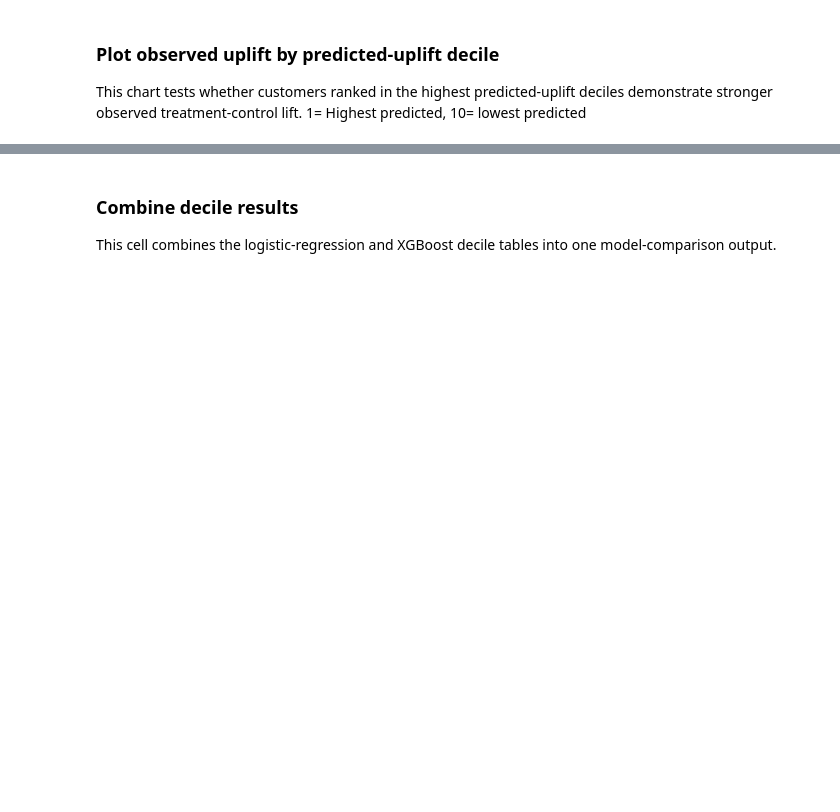
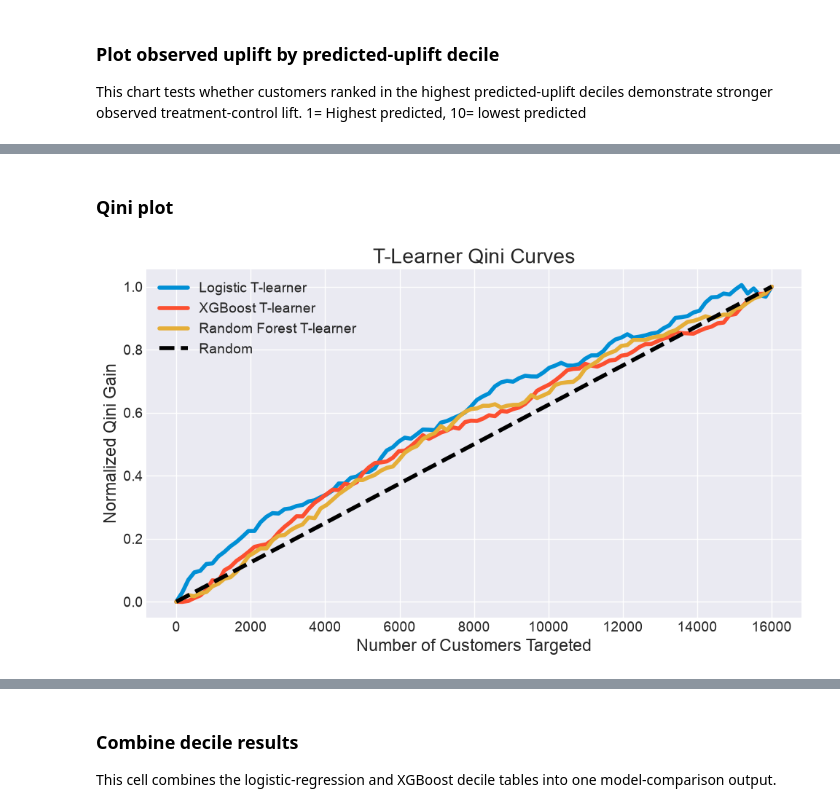
Before and after one commit to brianrp09232000/hillstrom-email-uplift-modeling, a Jupyter notebook: notebooks/04_t_learner.ipynb, the cells around one changed output, grey strips where cells are left out. Cells and saved outputs as stored; diff of their text form; code cells hidden in the pictures; blank space fills up the shorter version.

Commit message:
Update T-learner notebook and outputs

```diff
--- a/notebooks/04_t_learner.ipynb
+++ b/notebooks/04_t_learner.ipynb
@@ -211,3 +215,24 @@ Control: 0.10619524405506883
+# %%
+cv_strategy = StratifiedKFold(
+    n_splits=5,
+    shuffle=True,
+    random_state=RANDOM_STATE,
+)
+
+
+def fit_with_cv(estimator, parameter_grid, X, y):
+    search = GridSearchCV(
+        estimator=estimator,
+        param_grid=parameter_grid,
+        scoring="neg_log_loss",
+        cv=cv_strategy,
+        refit=True,
+        n_jobs=-1,
+    )
+
+    search.fit(X, y)
+
+    return search.best_estimator_, search
 # %% [markdown]
 ### Train the logistic-regression T-learner
 
@@ -1188,0 +1033,27 @@ display(uplift_evaluation)
+# %% [markdown]
+### Qini plot
+# %%
+fig, ax = plt.subplots(figsize=(10, 6))
+
+plot_qini(
+    causalml_evaluation_df,
+    outcome_col="y",
+    treatment_col="w",
+    normalize=True,
+    n=100,
+    ax=ax,
+)
+
+ax.set_title("T-Learner Qini Curves")
+ax.set_xlabel("Number of Customers Targeted")
+ax.set_ylabel("Normalized Qini Gain")
+
+fig.tight_layout()
+fig.savefig(
+    FIGURES_DIR / "t_learner_qini_curves.png",
+    dpi=150,
+)
+
+plt.show()
+# %% [output]
+[figure, added]
```
Also changed, not shown: parts of 27 cells of this notebook, 9 other files.
